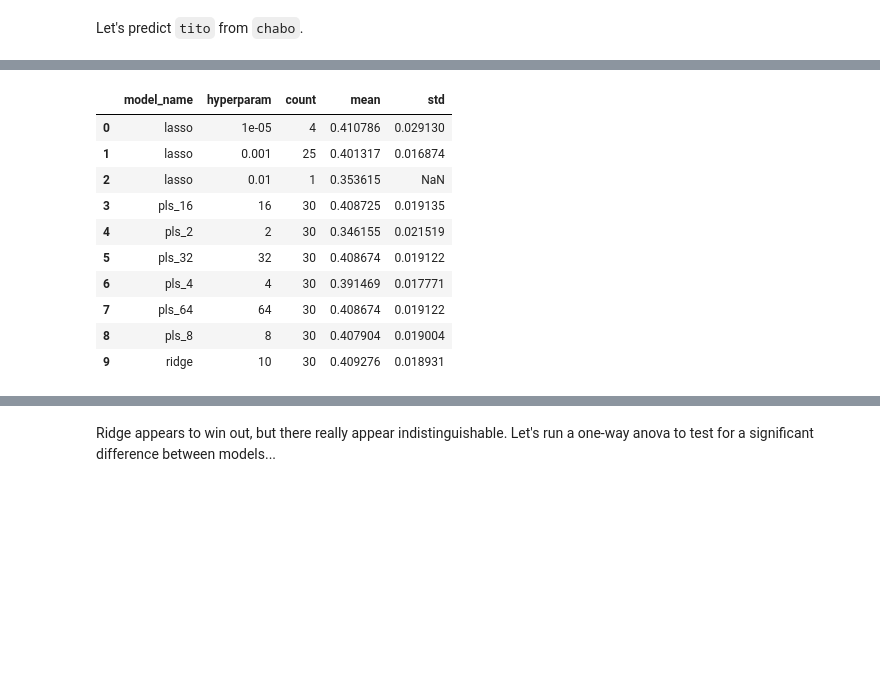
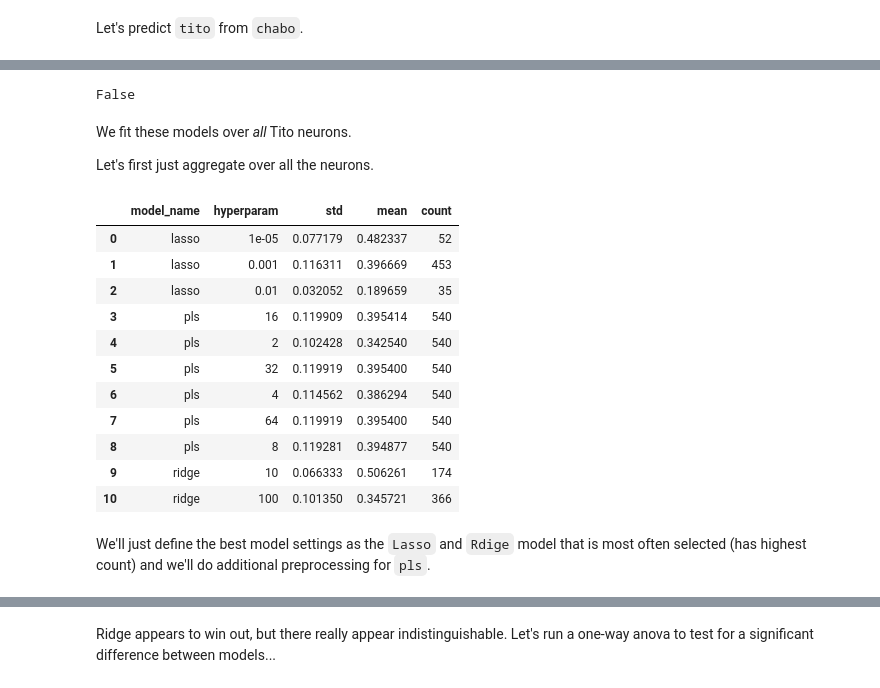
Before and after one commit to benpeloquin7/psych253, a Jupyter notebook: HW/hw2/hw2.ipynb, the cells around one changed output, grey strips where cells are left out. Drawn from its saved outputs; the diff is of its cells as text; code cells hidden in the pictures; blank space fills up the shorter version.

Commit message:
ok neural questions now complete (ran last analysis on all neurons

```diff
--- a/HW/hw2/hw2.ipynb
+++ b/HW/hw2/hw2.ipynb
@@ -335,30 +326,4 @@ r_squared(temp_m.predict(X).squeeze(), y)
-# %%
-import warnings
-warnings.filterwarnings('ignore')
-
-y = X_tito_v4[:, 0]
-X = X_chabo_v4
-d_results3 = []
-for sim_idx in tqdm.tqdm(range(n_sims)):
-    train_idxs, test_idxs = current_indices = \
-            get_split_idxs(len(y), train_prop)
-    for model_name, model in models:
-        # Partition into train and test
-        X_train = X[train_idxs, :]
-        y_train = y[train_idxs]
-        X_test = X[test_idxs, :]
-        y_test = y[test_idxs]
-        train_perf, test_perf, model_ = \
-            run_model(model, X_train, y_train, X_test, y_test)
-
-        d_results3.append({
-            "sim_idx": sim_idx,
-            "model_name": model_name,
-            "hyperparam": model_.alpha_ \
-                if model_name[:3] != 'pls' \
-                else model_name.split("_")[-1],
-            "train_r2": train_perf,
-            "test_r2": test_perf
-        })
-
-df_results3 = pd.DataFrame(d_results3)
+# %%
+'alpha_' in dir(models[0][1])
+# %% [output]
+False
@@ -365,17 +397,30 @@ df_results3 = pd.DataFrame(d_results3)
+# %%
+all_dfs = []
+for neuron_idx in tqdm.tqdm(range(X_tito_v4.shape[1])):
+    all_dfs.append(predict_one_neuron(neuron_idx, models, X_tito_v4, X_chabo_v4, verbose=False))
+# %%
+df_chabo2tito = pd.concat(all_dfs)
+# %% [markdown]
+We fit these models over *all* Tito neurons.
+
+Let's first just aggregate over all the neurons.
 # %%
-df_results3 \
+df_chabo2tito \
     .groupby(["model_name", "hyperparam"])["test_r2"] \
     .aggregate({np.mean, np.std, "count"}) \
     .reset_index()
 # %% [output]
-|  | model_name | hyperparam | count | mean | std |
-| 0 | lasso | 1e-05 | 4 | 0.410786 | 0.029130 |
-| 1 | lasso | 0.001 | 25 | 0.401317 | 0.016874 |
-| 2 | lasso | 0.01 | 1 | 0.353615 | NaN |
-| 3 | pls_16 | 16 | 30 | 0.408725 | 0.019135 |
-| 4 | pls_2 | 2 | 30 | 0.346155 | 0.021519 |
-| 5 | pls_32 | 32 | 30 | 0.408674 | 0.019122 |
-| 6 | pls_4 | 4 | 30 | 0.391469 | 0.017771 |
-| 7 | pls_64 | 64 | 30 | 0.408674 | 0.019122 |
-| 8 | pls_8 | 8 | 30 | 0.407904 | 0.019004 |
-| 9 | ridge | 10 | 30 | 0.409276 | 0.018931 |
+|  | model_name | hyperparam | std | mean | count |
+| 0 | lasso | 1e-05 | 0.077179 | 0.482337 | 52 |
+| 1 | lasso | 0.001 | 0.116311 | 0.396669 | 453 |
+| 2 | lasso | 0.01 | 0.032052 | 0.189659 | 35 |
+| 3 | pls | 16 | 0.119909 | 0.395414 | 540 |
+| 4 | pls | 2 | 0.102428 | 0.342540 | 540 |
+| 5 | pls | 32 | 0.119919 | 0.395400 | 540 |
+| 6 | pls | 4 | 0.114562 | 0.386294 | 540 |
+| 7 | pls | 64 | 0.119919 | 0.395400 | 540 |
+| 8 | pls | 8 | 0.119281 | 0.394877 | 540 |
+| 9 | ridge | 10 | 0.066333 | 0.506261 | 174 |
+| 10 | ridge | 100 | 0.101350 | 0.345721 | 366 |
+# %% [markdown]
+We'll just define the best model settings as the `Lasso` and `Rdige` model that is most often selected (has highest count) and we'll do additional preprocessing for `pls`.
```
Also changed, not shown: parts of 26 cells of this notebook, 1 other file.
